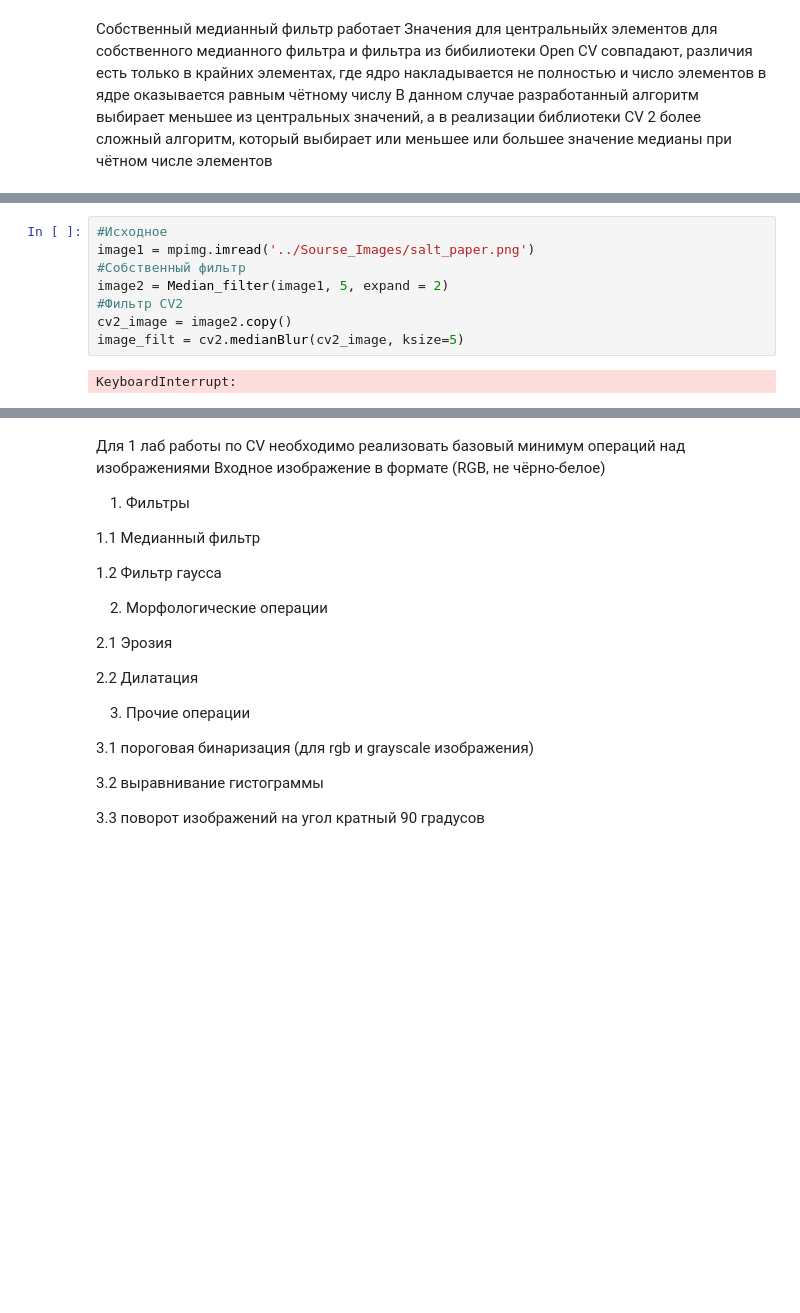
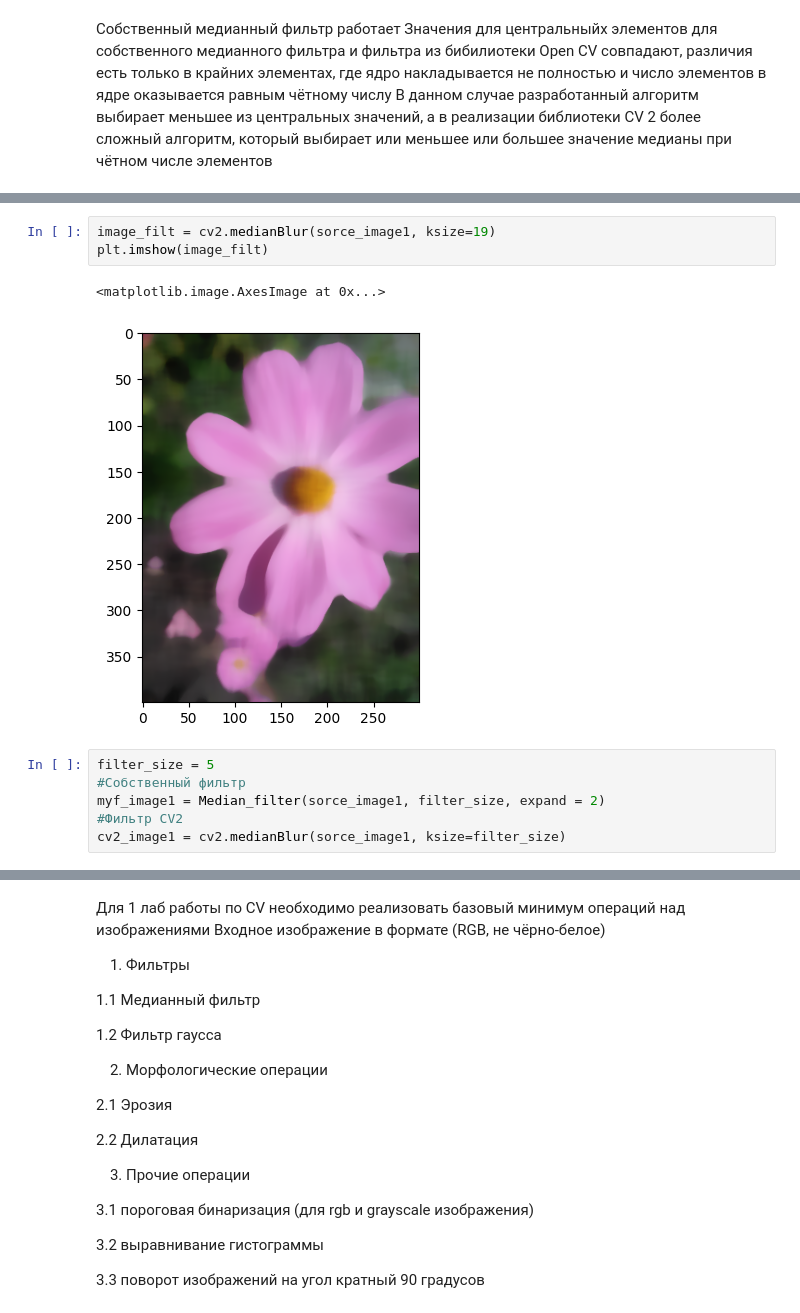
Before and after one commit to PavelORT/Computer_vision_labs, a Jupyter notebook: Lab1_CV/Lab1_CV.ipynb, the cells around one changed output, grey strips where cells are left out. Drawn from its saved outputs; the diff is of its cells as text; blank space fills up the shorter version.

```diff
--- a/Lab1_CV/Lab1_CV.ipynb
+++ b/Lab1_CV/Lab1_CV.ipynb
@@ -313,13 +275,15 @@ plt.show()
+# %%
+image_filt = cv2.medianBlur(sorce_image1, ksize=19)
+plt.imshow(image_filt)
+# %% [output]
+<matplotlib.image.AxesImage at 0x...>
+[figure, added]
 # %%
-#Исходное
-image1 = mpimg.imread('../Sourse_Images/salt_paper.png')
+filter_size = 5
 #Собственный фильтр
-image2 = Median_filter(image1, 5, expand = 2)
+myf_image1 = Median_filter(sorce_image1, filter_size, expand = 2)
 #Фильтр CV2
-cv2_image = image2.copy()
-image_filt = cv2.medianBlur(cv2_image, ksize=5)
+cv2_image1 = cv2.medianBlur(sorce_image1, ksize=filter_size)
-# %% [output]
-KeyboardInterrupt:
 # %%
 H = 1
 W = 3
```
Also changed, not shown: parts of 17 cells of this notebook, 5 other files.
